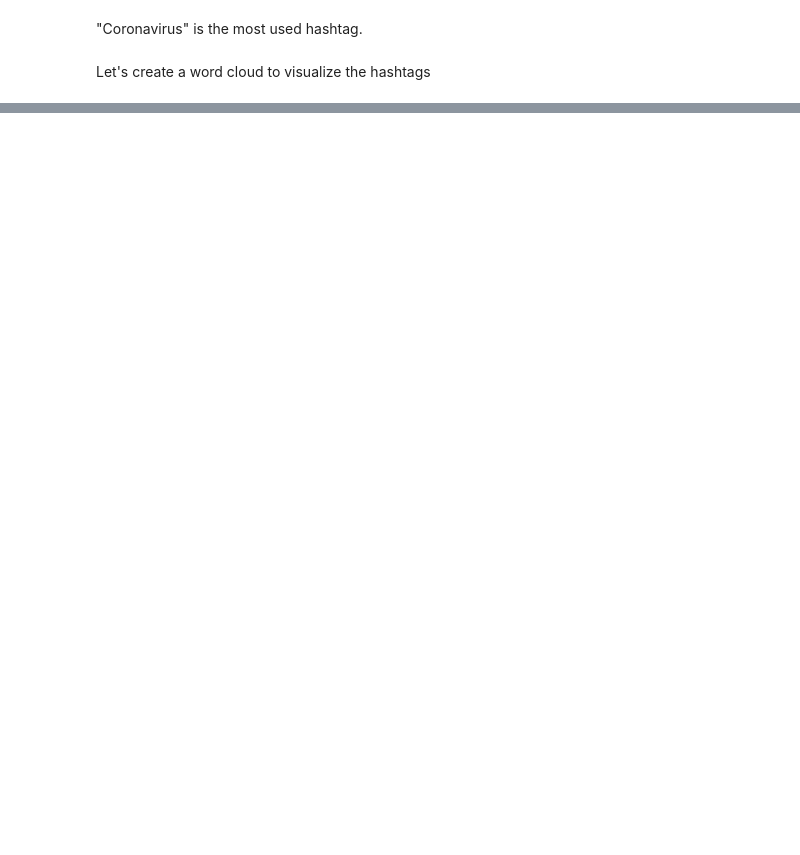
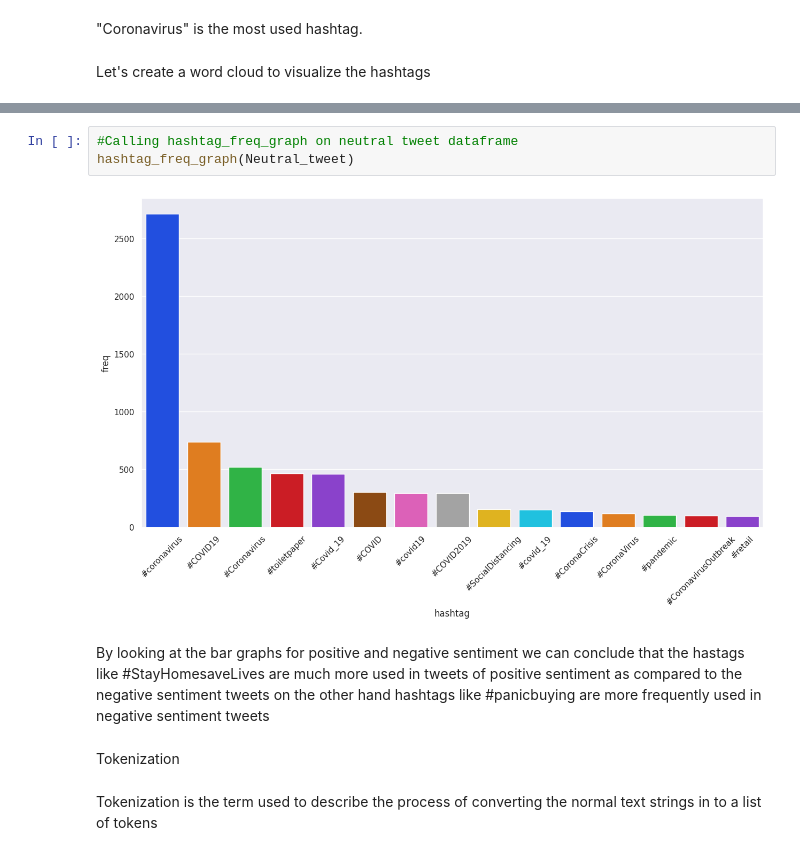
Before and after one commit to harsh15998/classification, a Jupyter notebook: Welcome_To_Colaboratory.ipynb, the cells around one changed output, grey strips where cells are left out. Drawn from its saved outputs; the diff is of its cells as text; blank space fills up the shorter version.

```diff
--- a/Welcome_To_Colaboratory.ipynb
+++ b/Welcome_To_Colaboratory.ipynb
@@ -428,0 +462,11 @@ df.head()
+# %%
+#Calling hashtag_freq_graph on neutral tweet dataframe
+hashtag_freq_graph(Neutral_tweet)
+# %% [output]
+[figure, added]
+# %% [markdown]
+By looking at the bar graphs for positive and negative sentiment we can conclude that the hastags like #StayHomesaveLives are much more used in tweets of positive sentiment as compared to the negative sentiment tweets on the other hand hashtags like #panicbuying are more frequently used in negative sentiment tweets
+# %% [markdown]
+Tokenization
+# %% [markdown]
+Tokenization is the term used to describe the process of converting the normal text strings in to a list of tokens
```
Also changed, not shown: parts of 80 cells of this notebook.
